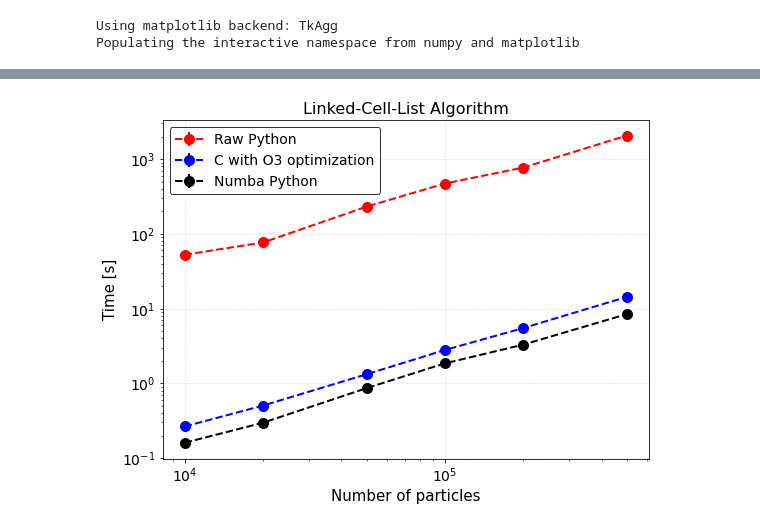
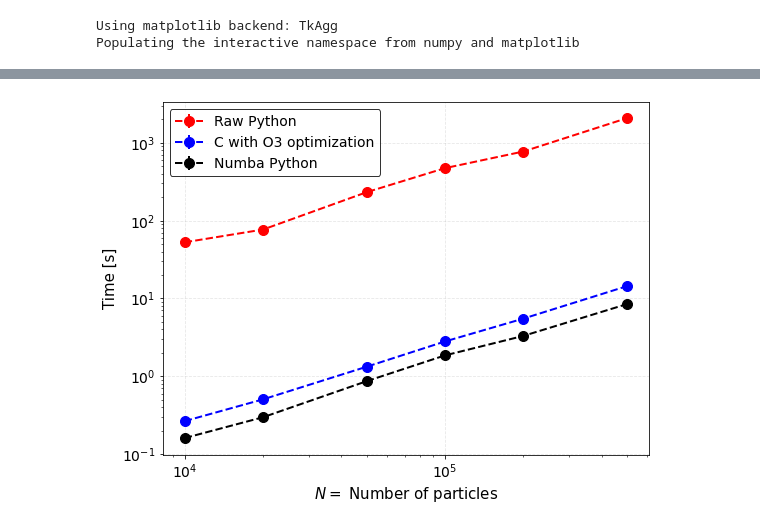
Before and after one commit to murillo-group/sarkas, a Jupyter notebook: notebooks/Timing.ipynb, the cells around one changed output, grey strips where cells are left out. Cells and saved outputs as stored; diff of their text form; code cells hidden in the pictures.

```diff
--- a/notebooks/Timing.ipynb
+++ b/notebooks/Timing.ipynb
@@ -104,20 +84,23 @@ data
 # %%
 fig, ax = plt.subplots(1,1, figsize = (8,6))
 ax.errorbar(ptcls_num[:-1],
                data['Python Mean Times']*1e-9,
                yerr = data['Python Std Times']*1e-9, fmt = '--ro', ms = 10, label = 'Raw Python')
 ax.errorbar(ptcls_num[:-1], data["C Mean Times"]*1e-9,
                yerr = data["C Std Times"]*1e-9, fmt = '--bo', ms = 10, label = 'C with O3 optimization')
 ax.errorbar(ptcls_num[:-1], data["Numba Mean Times"]*1e-9,
                yerr = data["Numba Std Times"]*1e-9, fmt = '--ok', ms = 10, label = 'Numba Python')
 
-ax.set(title = 'Linked-Cell-List Algorithm', yscale = 'log', xscale='log', ylabel = r'Time [s]', xlabel = r'Number of particles')
+ax.set(yscale = 'log',
+       xscale='log',
+       ylabel = r'Time [s]',
+       xlabel = r'$N = $ Number of particles')
 ax.legend()
 # ax.set_xticks([1e4, 2e4, 5e4, 1e5, 2e5, 5e5])
 # ax.set_xticklabels([r'$10^4$', r'$2 \times 10^4$', r'$5\times 10^4$', r'$10^5$', r'$2 \times 10^5$', r'$5\times 10^5$'])
 # ax[1].legend()
 fig.tight_layout()
 fig.savefig('Timing.pdf')
 # %% [output]
-[figure, old version]
+[figure, new version]
 # %%
```
Also changed, not shown: parts of 6 cells of this notebook, 26 other files.
